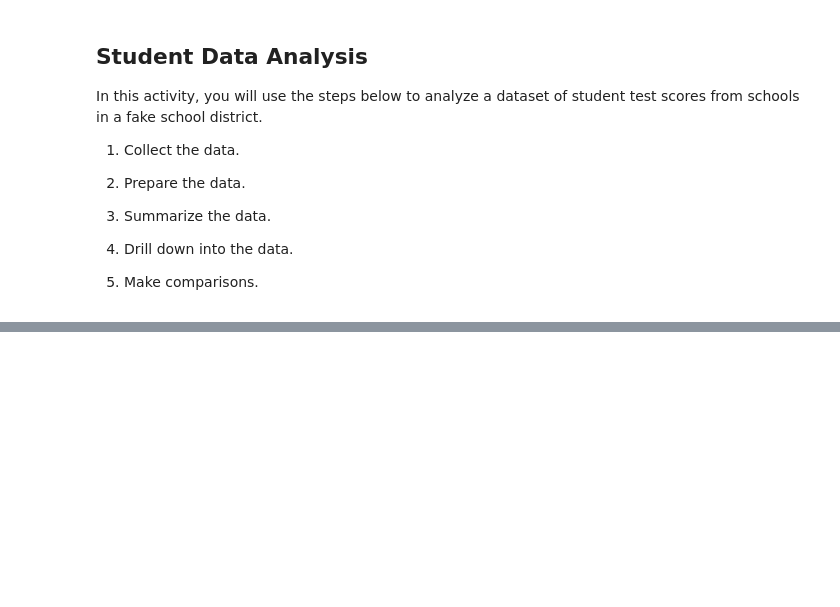
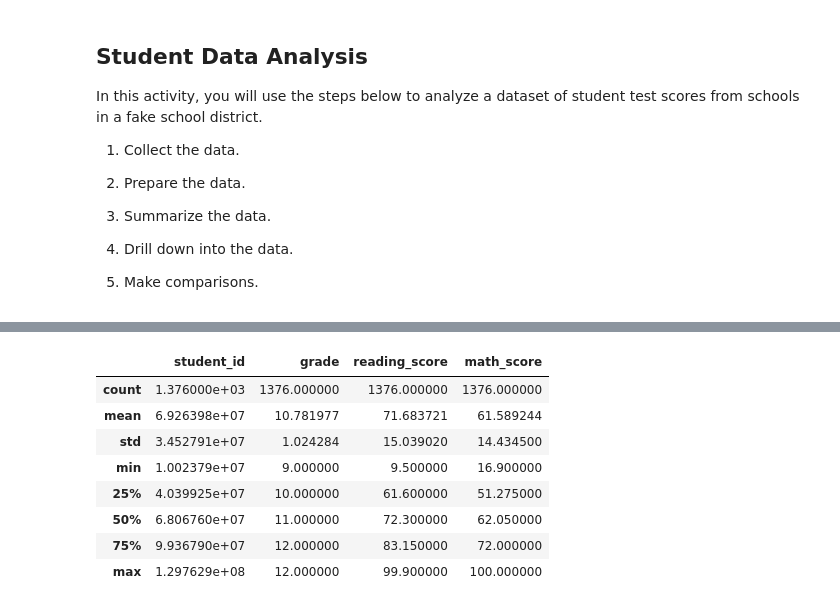
Before and after one commit to mmcnamarainco/PyCity, a Jupyter notebook: working_School_District_Analysis.ipynb, the cells around one changed output, grey strips where cells are left out. Saved outputs shown, nothing was run; the diff lists cells and outputs as text; code cells hidden in the pictures; blank space fills up the shorter version.

```diff
--- a/working_School_District_Analysis.ipynb
+++ b/working_School_District_Analysis.ipynb
@@ -48,0 +191,13 @@ student_df.describe()
+# %%
+charter_schools_df = student_df.loc[student_df["school_type"] == "Charter"]
+charter_schools_df.describe()
+# %% [output]
+|  | student_id | grade | reading_score | math_score |
+| count | 1.376000e+03 | 1376.000000 | 1376.000000 | 1376.000000 |
+| mean | 6.926398e+07 | 10.781977 | 71.683721 | 61.589244 |
+| std | 3.452791e+07 | 1.024284 | 15.039020 | 14.434500 |
+| min | 1.002379e+07 | 9.000000 | 9.500000 | 16.900000 |
+| 25% | 4.039925e+07 | 10.000000 | 61.600000 | 51.275000 |
+| 50% | 6.806760e+07 | 11.000000 | 72.300000 | 62.050000 |
+| 75% | 9.936790e+07 | 12.000000 | 83.150000 | 72.000000 |
+| max | 1.297629e+08 | 12.000000 | 99.900000 | 100.000000 |
```
Also changed, not shown: parts of 19 cells of this notebook, 1 other file.
